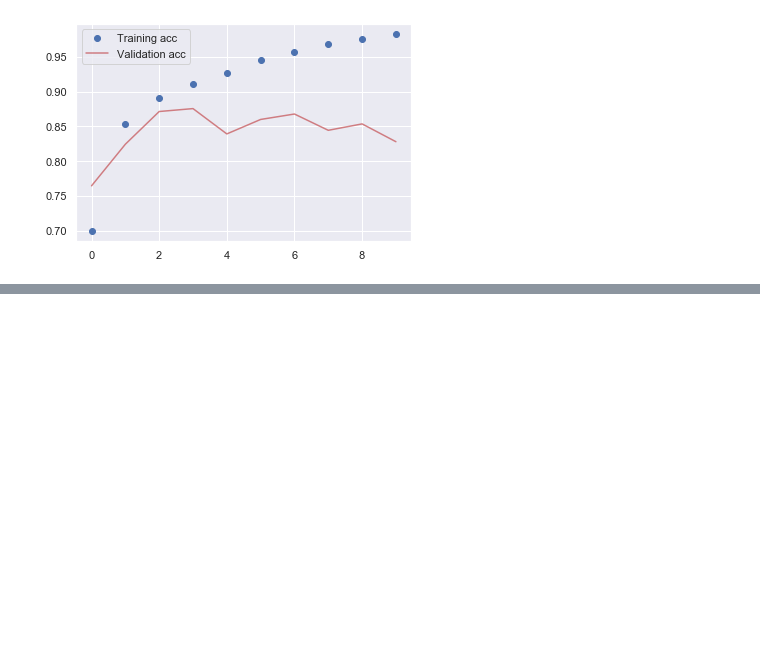
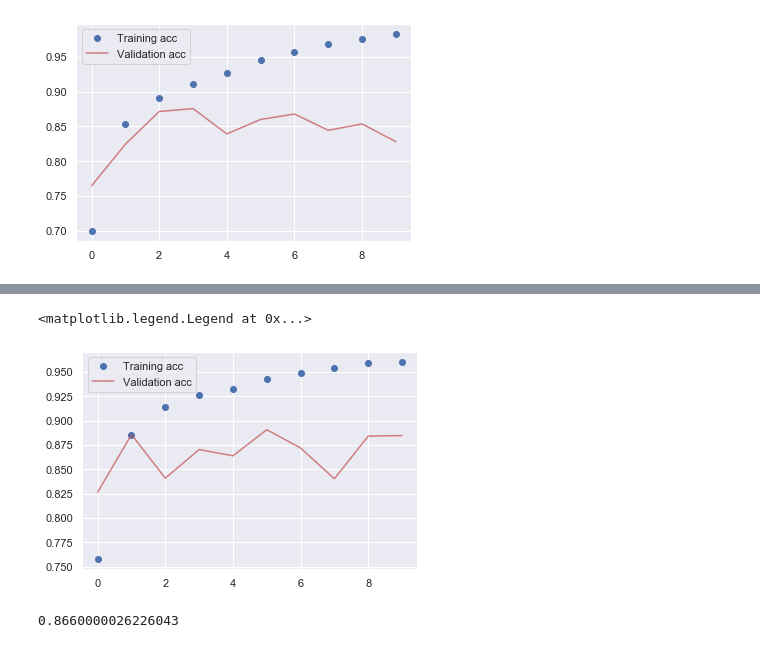
Before and after one commit to Stephen-HT-Wu/practice_python, a Jupyter notebook: deep_learning/RNN.ipynb, the cells around one changed output, grey strips where cells are left out. Cells and saved outputs as stored; diff of their text form; code cells hidden in the pictures; blank space fills up the shorter version.

Commit message:
update LSTM model

```diff
--- a/deep_learning/RNN.ipynb
+++ b/deep_learning/RNN.ipynb
@@ -347,0 +355,9 @@ model.save('imdb_small_rnn_500_word.model')
+# %%
+model=Sequential()
+model.add(Embedding(max_features, 32))
+model.add(LSTM(32)) # use LSTM
+model.add(Dense(1, activation='sigmoid'))
+model.compile(optimizer='rmsprop',
+              loss='binary_crossentropy',
+             metrics=['acc'])
+model.summary()
@@ -347,0 +379,5 @@ model.save('imdb_small_rnn_500_word.model')
+# %%
+history=model.fit(x_train, y_train,
+                 epochs=10,
+                 batch_size=128,
+                 validation_split=0.2)
@@ -347,0 +402,15 @@ model.save('imdb_small_rnn_500_word.model')
+# %%
+epoch = history.epoch
+acc = history.history['acc']
+val_acc = history.history['val_acc']
+
+plt.plot(epoch, acc, 'bo')
+plt.plot(epoch, val_acc, 'b', c='r', alpha=0.7)
+plt.legend(['Training acc','Validation acc'])
+# %% [output]
+<matplotlib.legend.Legend at 0x...>
+[figure, added]
+# %%
+np.average(val_acc) # a little better than RNN
+# %% [output]
+0.8660000026226043
```
Also changed, not shown: parts of 6 cells of this notebook, 1 other file.
